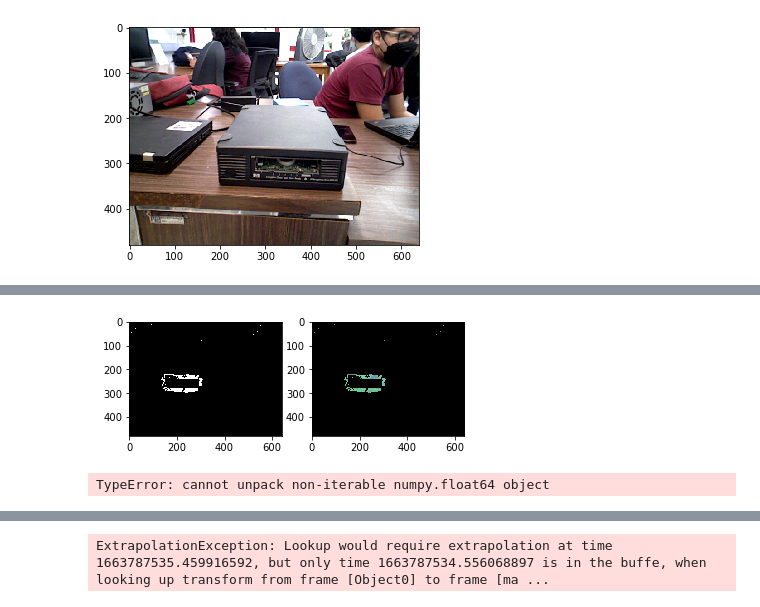
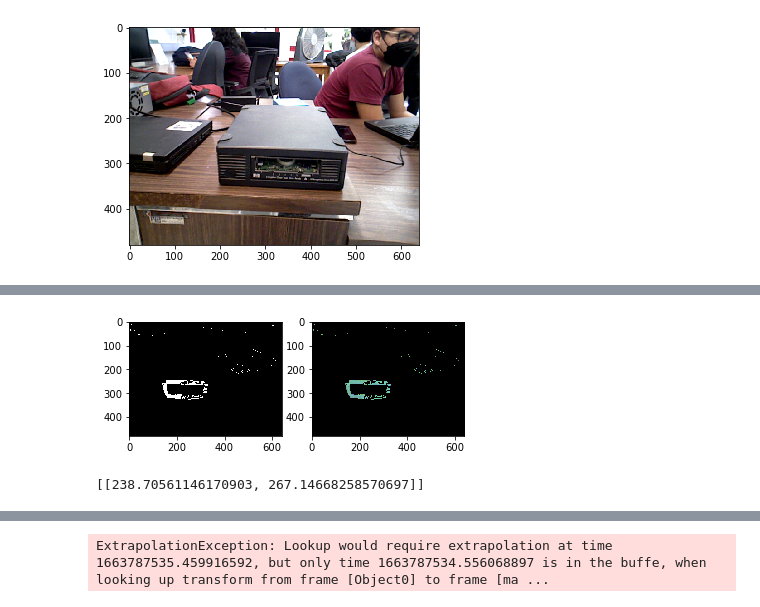
Before and after one commit to rusanrod/Notebooks-SMACHES, a Jupyter notebook: Pruebas de placeo.ipynb, the cells around one changed output, grey strips where cells are left out. Saved outputs shown, nothing was run; the diff lists cells and outputs as text; code cells hidden in the pictures.

```diff
--- a/Pruebas de placeo.ipynb
+++ b/Pruebas de placeo.ipynb
@@ -538,14 +439,15 @@ def color_segmentator(cam = 'hand',color = 'orange', plot = False):
 # %%
 # arm.set_named_target('go')
 # arm.go()
 # tiny_move_base(x=0.5,std_time=0.3)
 hcp= [0,-0.5]
 head.set_joint_value_target(hcp)
 head.go()
 color_segmentator(cam = 'head', color = 'blue',plot=True)
+goalPos = [238.7, 267.1]
 # %% [output]
-[figure, old version]
+[figure, new version]
-TypeError: cannot unpack non-iterable numpy.float64 object
+[[238.70561146170903, 267.14668258570697]]
 # %%
 color_segmentator(cam='hand', color='orange', plot=True)
 # %% [output]
```
Also changed, not shown: parts of 6 cells of this notebook, 1 other file.
